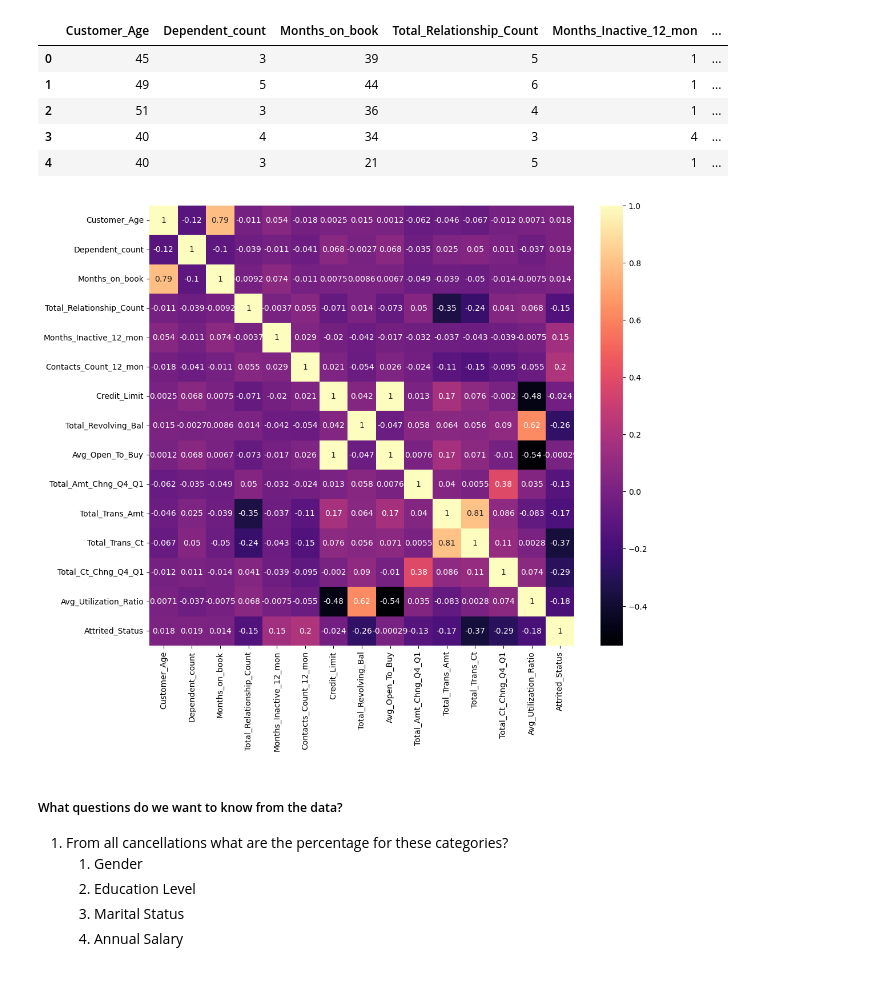
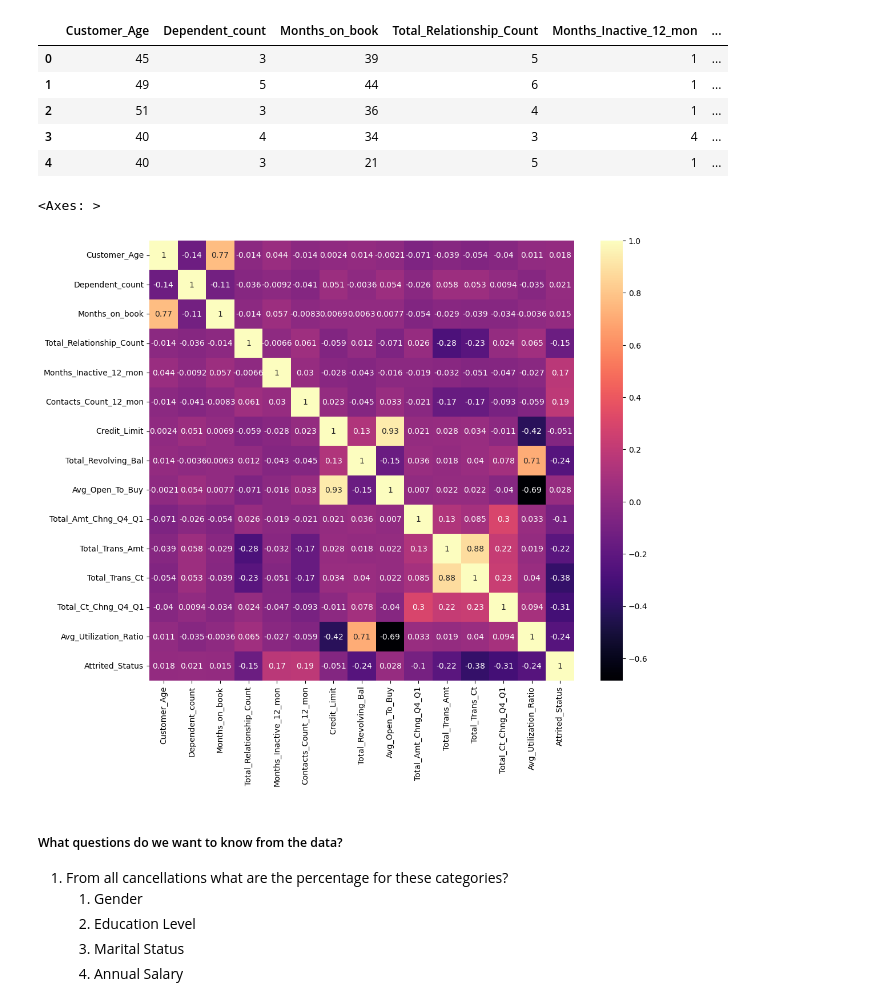
Before and after one commit to tnbsuntae/Credit_Card_Churn_Project, a Jupyter notebook: project.ipynb, the cells around one changed output. Cells and saved outputs as stored; diff of their text form; code cells hidden in the pictures.

```diff
--- a/project.ipynb
+++ b/project.ipynb
@@ -157,15 +163,12 @@ numerical_features.head()
 | 3 | 40 | 4 | 34 | 3 | 4 | ... |
 | 4 | 40 | 3 | 21 | 5 | 1 | ... |
 # %%
-plt.figure(figsize=(12, 10))  # Adjust the width and height to upscale the boxes
+plt.figure(figsize=(12, 10))
 
-# Create the heatmap with a larger figure size
-sns.heatmap(numerical_features.corr(), cmap='magma', annot=True)
-
-# Show the plot
-plt.show()
+sns.heatmap(numerical_features.corr('spearman'), cmap='magma', annot=True)
 # %% [output]
+<Axes: >
-[figure, old version]
+[figure, new version]
 # %% [markdown]
 ##### What questions do we want to know from the data?
 1. From all cancellations what are the percentage for these categories?
```
Also changed, not shown: parts of 8 cells of this notebook.
